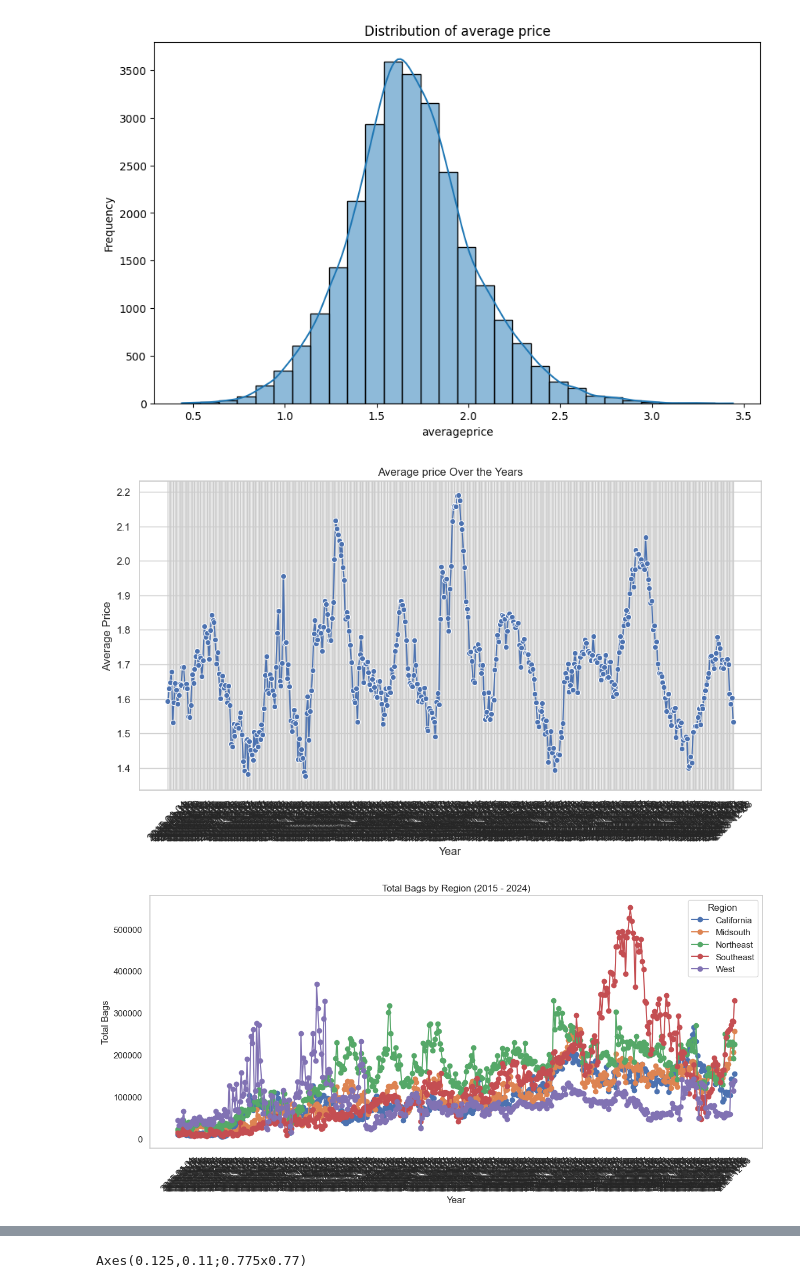
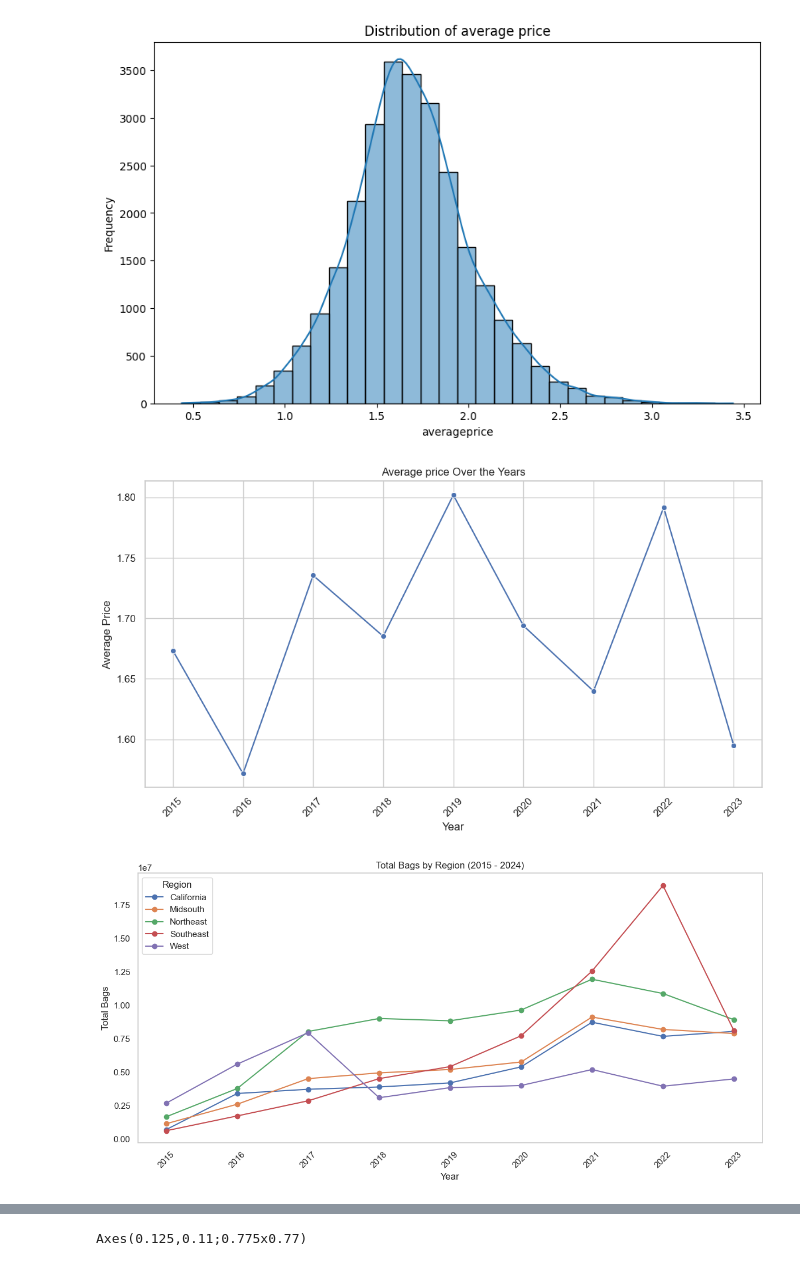
Before and after one commit to maseedatM5/Workplace, a Jupyter notebook: QCTO---Workplace-Module-Notebook-Template-4571.ipynb, the cells around one changed output, grey strips where cells are left out. Cells and saved outputs as stored; diff of their text form; code cells hidden in the pictures.

```diff
--- a/QCTO---Workplace-Module-Notebook-Template-4571.ipynb
+++ b/QCTO---Workplace-Module-Notebook-Template-4571.ipynb
@@ -813,25 +811,28 @@ plt.show()
 # %% [output]
 [figure]
 # %%
-average_price_per_year = df_organic.groupby('date')['averageprice'].mean().reset_index()
+# Assuming df_organic is already defined and contains the necessary data
+# Group by year instead of date
+df_organic.loc[:, 'year'] = pd.to_datetime(df_organic['date']).dt.year
+average_price_per_year = df_organic.groupby('year')['averageprice'].mean().reset_index()
 
 # Set the style of seaborn
 sns.set(style='whitegrid')
 
 # Line plot of average CO2 emissions
 plt.figure(figsize=(12, 6))
-sns.lineplot(data=average_price_per_year, x='date', y='averageprice', marker='o')
+sns.lineplot(data=average_price_per_year, x='year', y='averageprice', marker='o')
 plt.title('Average price Over the Years')
 plt.xlabel('Year')
 plt.ylabel('Average Price')
 plt.xticks(rotation=45)
 plt.show()
 # %% [output]
-[figure, old version]
+[figure, new version]
 # %%
 
-# Group by Region and Year, summing the emissions
-total_bags = df_organic.groupby(['region', 'date'])['totalbags'].sum().reset_index()
+# Group by Region and Year,
+total_bags = df_organic.groupby(['region', 'year'])['totalbags'].sum().reset_index()
 
 # Filter out 'TotalUS' region
 total_bags = total_bags[total_bags['region'] != 'TotalUS']
@@ -848,7 +849,7 @@ plt.figure(figsize=(12, 6))
 # Plot each region's data
 for region in top_5_data['region'].unique():
     region_data = top_5_data[top_5_data['region'] == region]
-    plt.plot(region_data['date'], region_data['totalbags'], marker='o', label=region)
+    plt.plot(region_data['year'], region_data['totalbags'], marker='o', label=region)
 
 # Add titles and labels
 plt.title('Total Bags by Region (2015 - 2024)')
@@ -862,7 +863,7 @@ plt.grid()
 plt.tight_layout()  # Adjust layout to prevent clipping of labels
 plt.show()
 # %% [output]
-[figure, old version]
+[figure, new version]
 # %%
 
 # Define a function to get top regions by a specific column
```
Also changed, not shown: parts of 30 cells of this notebook, 3 other files.
